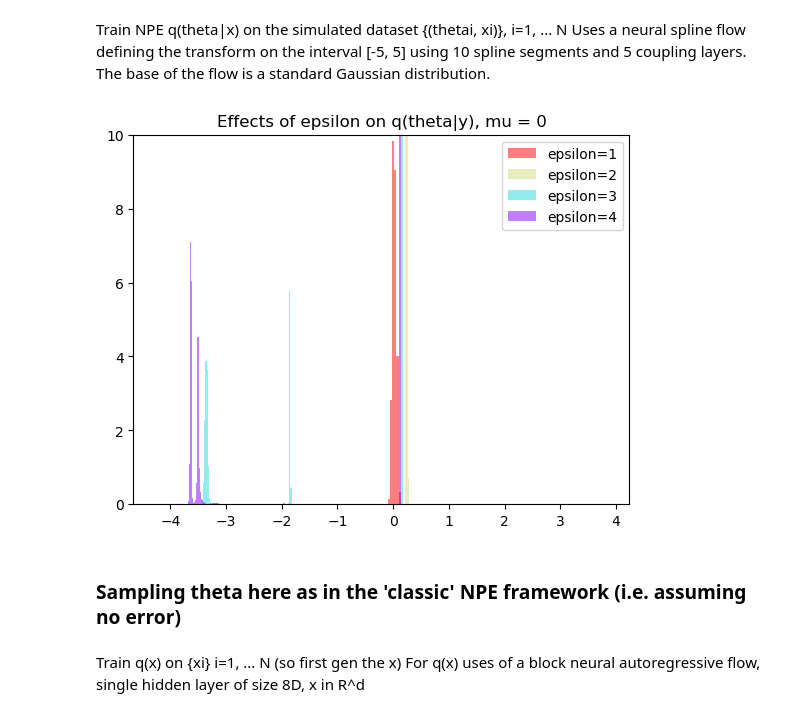
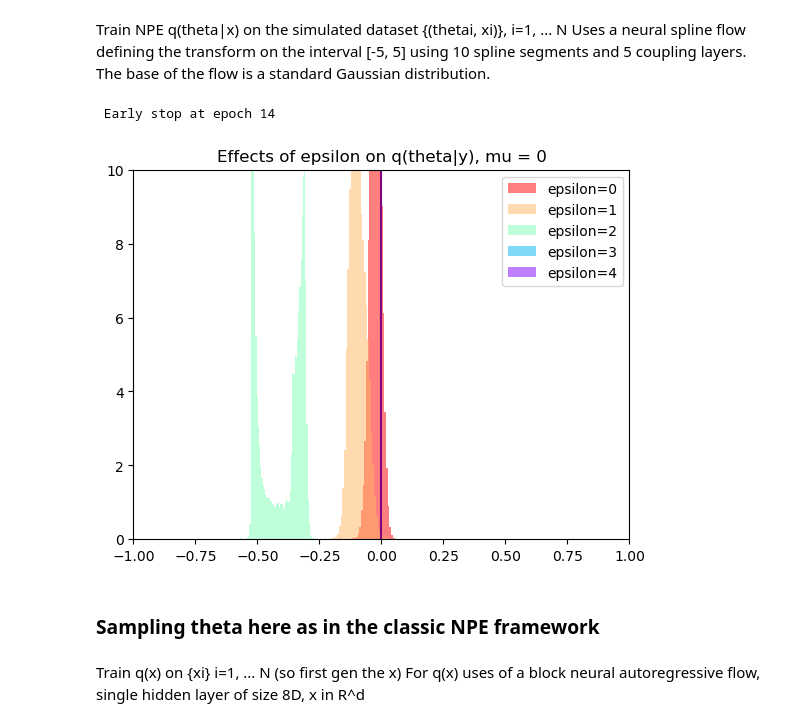
Before and after one commit to MouzaouiMatthieu/PFE, a Jupyter notebook: Robust_NPE.ipynb, the cells around one changed output. Saved outputs shown, nothing was run; the diff lists cells and outputs as text; code cells hidden in the pictures.

Commit message:
widget with different epsilons

```diff
--- a/Robust_NPE.ipynb
+++ b/Robust_NPE.ipynb
@@ -80,7 +106,7 @@ tensor([0.0213, 7.8079])
 # %% [markdown]
 Simulation (line 1 & 2 of Algorithm 1)
 # %%
-def train_NPE(flow, data, loss,theta_test, x_test, learning_rate=5*10e-4, max_epochs=50,batch_size=256,patience=5):
+def train_NPE(flow: lampe.inference.NPE, data: lampe.data.JointDataset, loss: callable,theta_test: torch.Tensor, x_test: torch.Tensor, learning_rate: float=5*10e-4, max_epochs: int=50,batch_size: int=256, patience: int=5) -> lampe.inference.NPE:
     """Trains a NPE.
 
     Args:
@@ -89,10 +115,10 @@ def train_NPE(flow, data, loss,theta_test, x_test, learning_rate=5*10e-4, max_ep
         loss (callable): a loss function
         theta_test (torch.Tensor): test batch
         x_test (torch.Tensor): test batch
-        learning_rate (float, optional): Defaults to 5*10e-4.
-        max_epochs (int, optional): Defaults to 50.
-        batch_size (int, optional): Defaults to 256.
-        patience (int, optional): Defaults to 5.
+        learning_rate (float, optional): Default is 5*10e-4.
+        max_epochs (int, optional): Default is 50.
+        batch_size (int, optional): Default is 256.
+        patience (int, optional): Default is 5.
 
     Returns:
         lampe.inference.NPE: the trained NPE
@@ -109,22 +135,15 @@ def train_NPE(flow, data, loss,theta_test, x_test, learning_rate=5*10e-4, max_ep
     min_loss_list = [min_loss]
 
     flow.train()
-    #batch_norm_x = torch.nn.BatchNorm1d(x_test.shape[1])
-    #batch_norm_theta = torch.nn.BatchNorm1d(theta_test.shape[1])
-    for epoch in tqdm.tqdm(range(max_epochs)):
 
-        for theta_batch_raw, x_batch_raw in loader:
-            #theta_batch = batch_norm_theta(theta_batch_raw)
-            #x_batch = batch_norm_x(x_batch_raw)
-            theta_batch = theta_batch_raw
-            x_batch = x_batch_raw
+    for epoch in tqdm.tqdm(range(max_epochs),"q_NPE training"):
+
+        for theta_batch, x_batch in loader:
+
             losses = loss(theta_batch, x_batch)
             optimizer.zero_grad()
             losses.backward()
             optimizer.step()
-
-            #batch_norm_theta(theta_batch_raw)
-            #batch_norm_x(x_batch_raw)
 
         #Checking for early stopping
         with torch.no_grad():
@@ -192,29 +211,37 @@ def build_nsf(features, context):
 q_NPE = lampe.inference.NPE(theta_dim = 1, x_dim=2, build=build_nsf)
 loss_NPE = lampe.inference.NPELoss(q_NPE)
 q_NPE = train_NPE(q_NPE, dataset, loss_NPE, theta_test, x_test)
-'''
-q_NPE_noisy = lampe.inference.NPE(theta_dim = 1, x_dim = 2, build=build_nsf)
-loss_NPE_noisy = lampe.inference.NPELoss(q_NPE_noisy)
-q_NPE_noisy = train_NPE(q_NPE_noisy, dataset_noisy, loss_NPE_noisy, theta_test_noisy, x_test_noisy)
-'''
+# %% [output]
+ Early stop at epoch 14
 # %%
-def plot_corruption_effect(epsilons, npe):
+def plot_corruption_effect(epsilons: list, npe: lampe.inference.NPE) -> None:
+    """Plots θ~q(θ|y), y~N(mu, 1+epsilon)
+
+    Args:
+        epsilons (list)
+        npe (lampe.inference.NPE)
+    """
     d = {}
     for epsilon in epsilons:
+        #Generating the y
         y = generate_observed_corrupted_data(N,mu,epsilon)[0]
         y = (y-x_mean)/x_std
         d[epsilon] = npe.sample(y, (N, ))
+
     colors = plt.cm.rainbow_r(np.linspace(0, 1, len(d)))
     for i, (epsilon, posterior) in enumerate(d.items()):
-        plt.hist(posterior.detach().numpy(), bins=200, alpha=0.5, color=colors[i], label=f"epsilon={epsilon}", density=True)
+        plt.hist(posterior.detach().numpy(), bins=800, alpha=0.5, color=colors[i], label=f"epsilon={epsilon}", density=True)
+    plt.axvline((mu-theta_mean)/theta_std,color='purple')
     plt.legend()
     plt.ylim(top=10)
+    plt.xlim(-1,1)
     plt.title(f"Effects of epsilon on q(theta|y), mu = {mu}")
+    plt.show()
 
-plot_corruption_effect([1,2,3, 4], q_NPE)
+plot_corruption_effect([0,1,2,3,4], q_NPE)
 # %% [output]
-[figure, old version]
+[figure, new version]
 # %% [markdown]
-### Sampling theta here as in the 'classic' NPE framework (i.e. assuming no error)
+### Sampling theta here as in the classic NPE framework
 # %%
 thetas_NPE = q_NPE.sample(y, (N, ))
```
Also changed, not shown: parts of 33 cells of this notebook.
